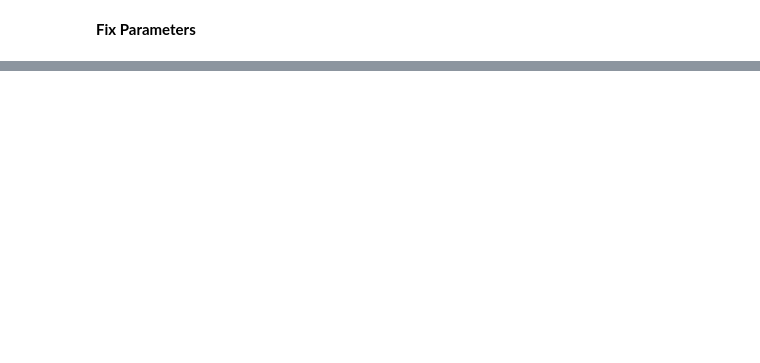
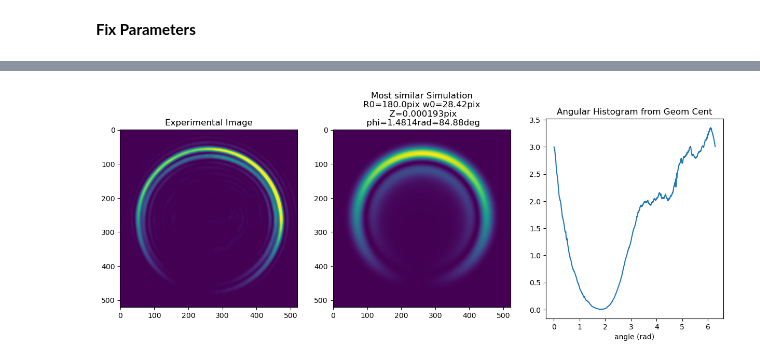
Before and after one commit to Oiangu9/Conical_Refraction_Polarimeter, a Jupyter notebook: CODE_for_QAOS/NOTEBOOK_Calibration_SetUp_CV.ipynb, the cells around one changed output, grey strips where cells are left out. Drawn from its saved outputs; the diff is of its cells as text; code cells hidden in the pictures; blank space fills up the shorter version.

Commit message:
Finished live set-up calibration notebook

```diff
--- a/CODE_for_QAOS/NOTEBOOK_Calibration_SetUp_CV.ipynb
+++ b/CODE_for_QAOS/NOTEBOOK_Calibration_SetUp_CV.ipynb
@@ -41,8 +64,2 @@ Note: if in your screen you cannot visualize the 2d and 3d plots side by side, t
-# %%
-plot2d_width = 7  #inches
-plot2d_height = 6 #inches
-
-plot3d_width = 500  #pixels
-plot3d_height = 450   #pixels
 # %% [markdown]
 **Code**
@@ -853,17 +1045,17 @@ That is, what the "D-matrices" dataset contains is exactly the precursor to the
 # %%
 # Camera parameters ------------------------------------------------
 exposure_time = 98 #us
-max_images_grabbed = 10000000 # Max number of images to be grabbed. Big for non-stop
-average_images = 10 # Grab X images, average them and run algorithm on result
+max_images_taken = 100 # Max number of images to be taken. Big for non-stop
+average_images = 10 # Every X taken images, average them and run algorithm on result
 
 # D-matrix dataset ------------------------------------------------
 # the paths to the .json file with the ground truth of each matrix and its location in the dataset
 # and the .h5 file with the D-matrix dataset
-ID_file_path = "/media/melanie/D459-5113/STRUCTURE_Grid_R0_70_w0_70_Z_4.json"
-D_matrix_file_path = "/media/melanie/D459-5113/Dataset_R0_70_w0_70_Z_4.h5"
+ID_file_path = "/home/melanie/Desktop/Conical_Refraction_Polarimeter/OUTPUT/DATASET_Basler_like_with_magnification/STRUCTURE_Grid_R0_20_w0_10_Z_2.json"
+D_matrix_file_path = "/home/melanie/Desktop/Conical_Refraction_Polarimeter/OUTPUT/DATASET_Basler_like_with_magnification/SIMULATIONS/Dataset_R0_20_w0_10_Z_2.h5"
 
 # Log parameters ----------------------------------------------
-length_of_the_fit_errors = 100 # show a plot of the last X-many image's fitting errors
+length_of_the_fit_errors = 6 # show a plot of the last X-many image's fitting errors
 
 # Method parameters------------------------------------------
 polarization = "LP" # either LP or CP
@@ -1368,64 +1612,75 @@ alg = Simulation_fit_R0_w0_Z_Dmatrices_optimize_phiCR_geometric_center(
 
 
 # Create an instant camera object with the camera device found first
 camera = pylon.InstantCamera(pylon.TlFactory.GetInstance().CreateFirstDevice())
 camera.Open()
 
 # Print the model name of the camera.
 print("Using device ", camera.GetDeviceInfo().GetModelName())
 
 # Get width and height of captured images (pixel number)
 w = camera.Width.GetValue()
 h = camera.Height.GetValue()
 print(f"Captured images have width={w} height={h}")
 s = min(w,h)
-w = s
-h = s
+if h>w:
+    crop_w_min=0
+    crop_w_max=w
+    crop_h_min=(h-w)//2
+    crop_h_max=h-(h-w)//2
+else:
+    crop_h_min=0
+    crop_h_max=h
+    crop_w_min=(w-h)//2
+    crop_w_max=w-(w-h)//2
 print(f"Cropping to {s}x{s}")
-blazq_alg_kw_args['max_rad'] = 2*s//3 # max radial distance for polar image generation
+simulation_fit_kw_args_NM['max_rad'] = 2*s//3 # max radial distance for polar image generation
 # container for the image
-img = np.zeros((h,w), dtype=np.float64)
+img = np.zeros((s,s), dtype=np.float64)
 
 
 # Set some parameters for camera to custom values
 camera.ExposureTime.SetValue(exposure_time)
 camera.MaxNumBuffer = 1 # count of buffers allocated for grabbing. Default is 10
 
-# Start the grabbing of max_images_grabbed images.
-camera.StartGrabbingMax(max_images_grabbed) # by default is free-running continous acquisit
 
 # error history
 error_history = np.zeros((length_of_the_fit_errors), dtype=np.float64)
 
-i=0 # count of shown images
-while camera.IsGrabbing():
-    # Wait for an image and then retrieve it. A timeout of 5000 ms is used.
-    grabResult = camera.RetrieveResult(5000, pylon.TimeoutHandling_ThrowException)
-    # Move errors in array
-    error_history[1:] = error_history[:-1]
-    if grabResult.GrabSucceeded(): #if grabbed succesfully
-        # Access the image data as numpy array
-        i+=1
-        img += grabResult.Array[:w,:h] # note we only take a square portion of the camera sensor
-        if i % average_images==average_images-1: # every one_every images run alg
-            img/=average_images # average captured images
-            # compute optimaly similar simulated image computable using dataset
-            opt_R0w0ZphiCR, t0, image = alg.image_to_geometric_center_and_search_most_similar_simulation(img)
-            # Plot problem image and found optimal image
-            clear_output(wait=True) # erase notebook cell's previous output
-            error_history[0] = self.plot_found_and_ref(image, opt_R0w0ZphiCR[0],opt_R0w0ZphiCR[1],opt_R0w0ZphiCR[2],opt_R0w0ZphiCR[-1])
-            # Plot history of errors
-            fig, axs = plt.subplots(1, 1, figsize=(10,5))
-            axs[0].plot(error_history, 'o-', markersize=2)
-            axs[0].set_ylim(bottom=0)
-            axs[0].set_xlabel("How many images ago?")
-            axs[0].set_ylabel("Absolute Difference with most similar simulat")
-            plt.show()
-            img = np.zeros((h,w), dtype=np.float64)
+for i in range(max_images_taken): # count of shown images
+
+    # Start the grabbing of max_images_grabbed images.
+    camera.StartGrabbingMax(1) # by default is free-running continous acquisit
+    while camera.IsGrabbing():
+        # Wait for an image and then retrieve it. A timeout of 5000 ms is used.
+        grabResult = camera.RetrieveResult(5000, pylon.TimeoutHandling_ThrowException)
+        if grabResult.GrabSucceeded(): #if grabbed succesfully
+            # Access the image data as numpy array
+            i+=1
+            img += grabResult.Array[crop_h_min:crop_h_max,crop_w_min:crop_w_max] # note we only take a square portion of the camera sensor
+            if i % average_images==average_images-1: # every one_every images run alg
+                # Move errors in array
+                error_history[1:] = error_history[:-1]
+                img/=average_images # average captured images
+                # compute optimaly similar simulated image computable using dataset
+                opt_R0w0ZphiCR, t0, image = alg.image_to_geometric_center_and_search_most_similar_simulation(img)
+                # Plot problem image and found optimal image
+                clear_output(wait=True) # erase notebook cell's previous output
+                error_history[0] = alg.plot_found_and_ref(image, opt_R0w0ZphiCR[0],opt_R0w0ZphiCR[1],opt_R0w0ZphiCR[2],opt_R0w0ZphiCR[-1])
+                # Plot history of errors
+                fig, axs = plt.subplots(1, 1, figsize=(10,2))
+                axs.plot(error_history, 'ro-', markersize=2)
+                axs.set_ylim(bottom=0)
+                axs.set_xlabel("How many images ago?")
+                axs.set_ylabel("Absolute Difference with most similar simulat")
+                plt.show()
+                img = np.zeros((s,s), dtype=np.float64)
 
 
 
-    else:
-        print("Error grabbing: ", grabResult.ErrorCode, grabResult.ErrorDescription)
-    grabResult.Release()
+        else:
+            print("Error grabbing: ", grabResult.ErrorCode, grabResult.ErrorDescription)
+        grabResult.Release()
 camera.Close()
+# %% [output]
+[figure, added]
```
Also changed, not shown: parts of 30 cells of this notebook.
